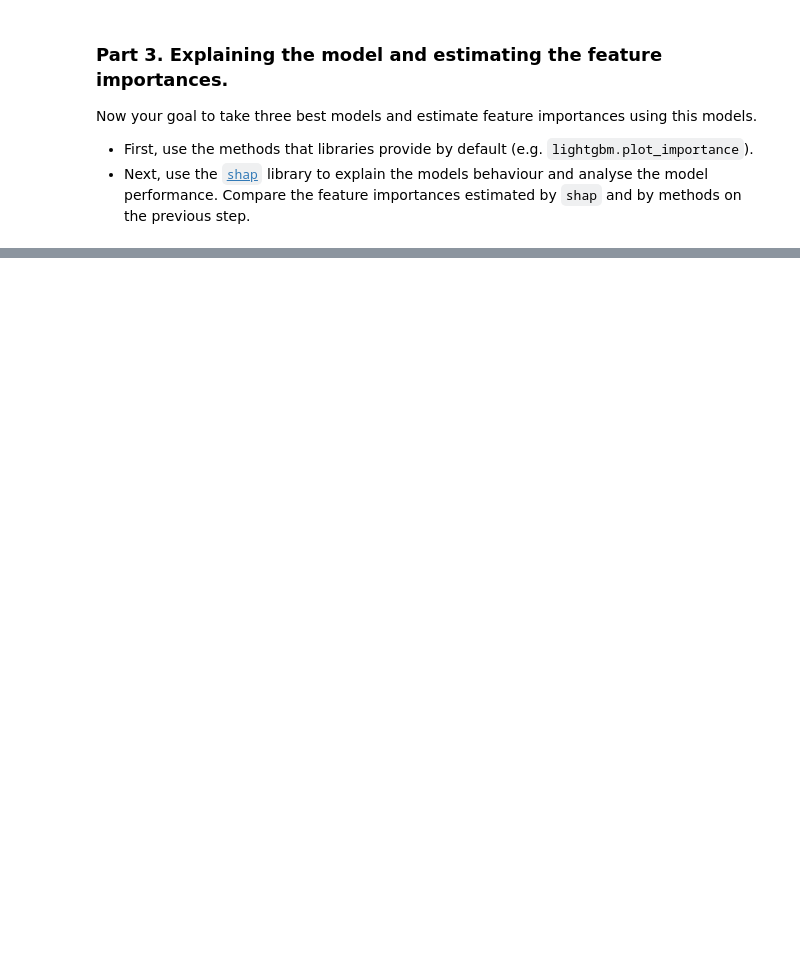
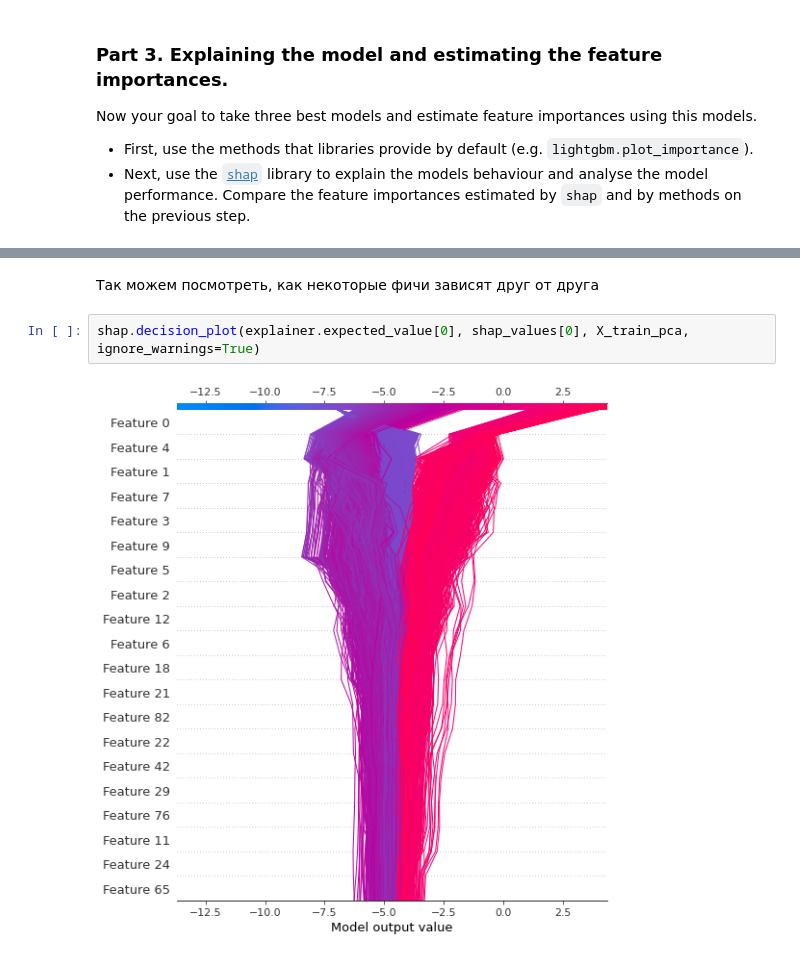
Before and after one commit to holyfame/ml_mipt_basic, a Jupyter notebook: lab_2/Lab2_boosting.ipynb, the cells around one changed output, grey strips where cells are left out. Cells and saved outputs as stored; diff of their text form; blank space fills up the shorter version.

```diff
--- a/lab_2/Lab2_boosting.ipynb
+++ b/lab_2/Lab2_boosting.ipynb
@@ -126,0 +218,6 @@ Now your goal to take three best models and estimate feature importances using t
+# %% [markdown]
+Так можем посмотреть, как некоторые фичи зависят друг от друга
+# %%
+shap.decision_plot(explainer.expected_value[0], shap_values[0], X_train_pca, ignore_warnings=True)
+# %% [output]
+[figure, added]
```
Also changed, not shown: parts of 27 cells of this notebook, 8 other files.
